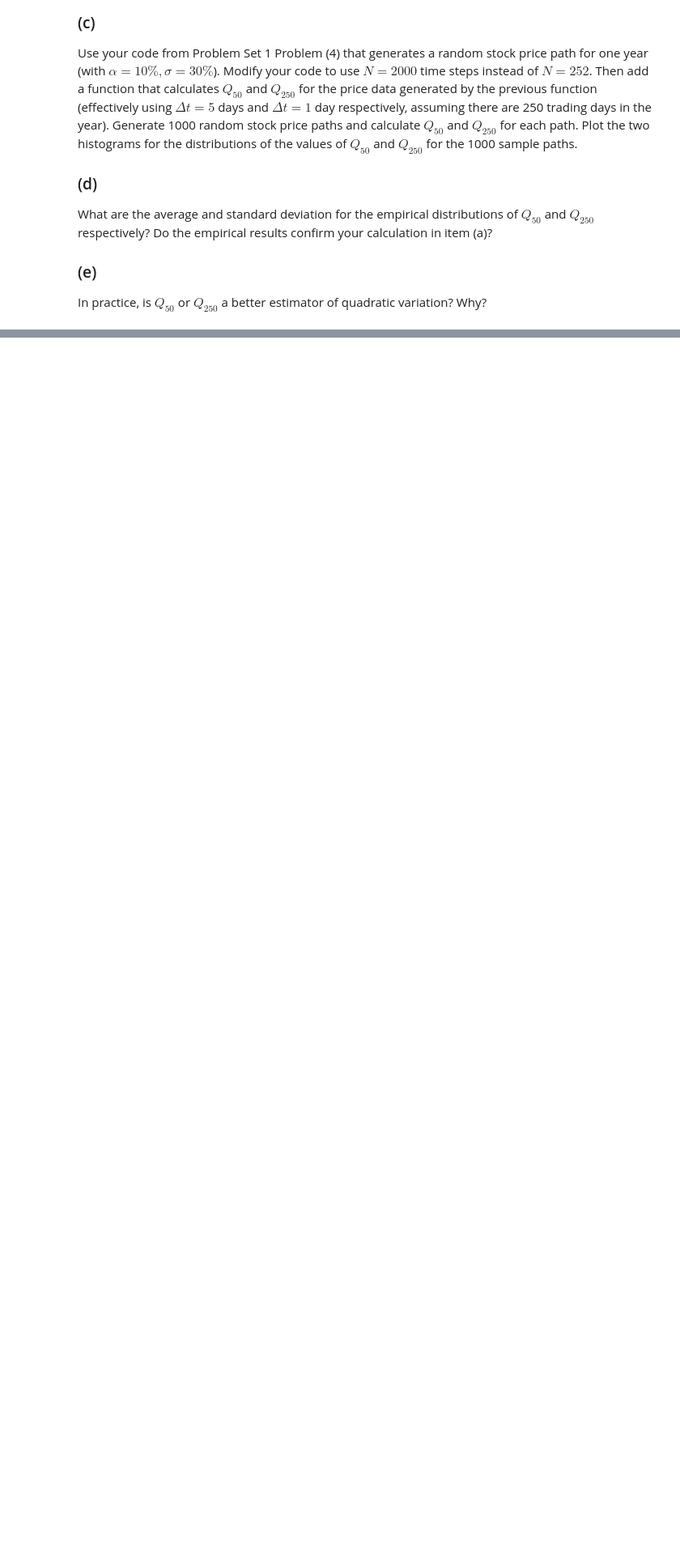
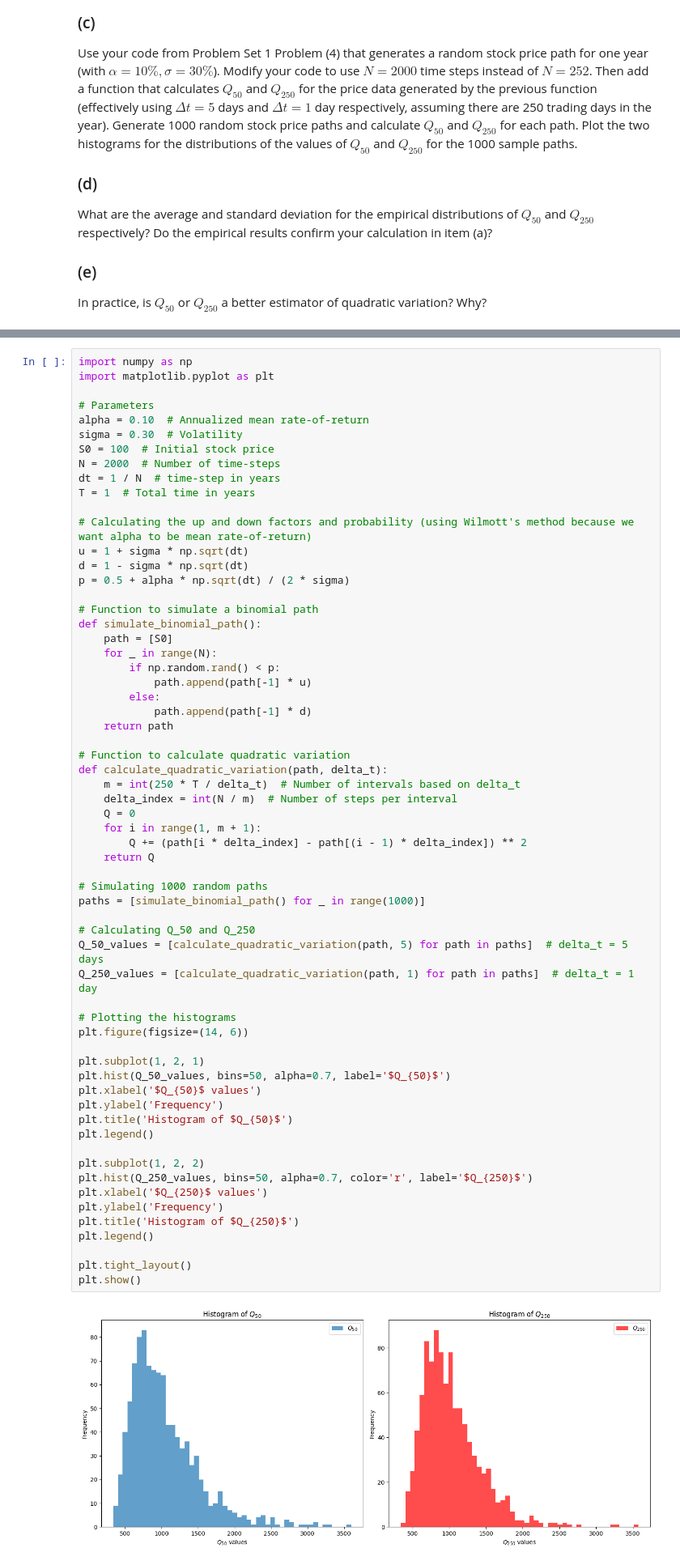
Before and after one commit to alexcraig043/math-86, a Jupyter notebook: homeworks/hw2/hw2.ipynb, the cells around one changed output, grey strips where cells are left out. Shown at 81% size. Drawn from its saved outputs; the diff is of its cells as text; blank space fills up the shorter version.

```diff
--- a/homeworks/hw2/hw2.ipynb
+++ b/homeworks/hw2/hw2.ipynb
@@ -639,0 +646,64 @@ $$
+# %%
+import numpy as np
+import matplotlib.pyplot as plt
+
+# Parameters
+alpha = 0.10  # Annualized mean rate-of-return
+sigma = 0.30  # Volatility
+S0 = 100  # Initial stock price
+N = 2000  # Number of time-steps
+dt = 1 / N  # time-step in years
+T = 1  # Total time in years
+
+# Calculating the up and down factors and probability (using Wilmott's method because we want alpha to be mean rate-of-return)
+u = 1 + sigma * np.sqrt(dt)
+d = 1 - sigma * np.sqrt(dt)
+p = 0.5 + alpha * np.sqrt(dt) / (2 * sigma)
+
+# Function to simulate a binomial path
+def simulate_binomial_path():
+    path = [S0]
+    for _ in range(N):
+        if np.random.rand() < p:
+            path.append(path[-1] * u)
+        else:
+            path.append(path[-1] * d)
+    return path
+
+# Function to calculate quadratic variation
+def calculate_quadratic_variation(path, delta_t):
+    m = int(250 * T / delta_t)  # Number of intervals based on delta_t
+    delta_index = int(N / m)  # Number of steps per interval
+    Q = 0
+    for i in range(1, m + 1):
+        Q += (path[i * delta_index] - path[(i - 1) * delta_index]) ** 2
+    return Q
+
+# Simulating 1000 random paths
+paths = [simulate_binomial_path() for _ in range(1000)]
+
+# Calculating Q_50 and Q_250
+Q_50_values = [calculate_quadratic_variation(path, 5) for path in paths]  # delta_t = 5 days
+Q_250_values = [calculate_quadratic_variation(path, 1) for path in paths]  # delta_t = 1 day
+
+# Plotting the histograms
+plt.figure(figsize=(14, 6))
+
+plt.subplot(1, 2, 1)
+plt.hist(Q_50_values, bins=50, alpha=0.7, label='$Q_{50}$')
+plt.xlabel('$Q_{50}$ values')
+plt.ylabel('Frequency')
+plt.title('Histogram of $Q_{50}$')
+plt.legend()
+
+plt.subplot(1, 2, 2)
+plt.hist(Q_250_values, bins=50, alpha=0.7, color='r', label='$Q_{250}$')
+plt.xlabel('$Q_{250}$ values')
+plt.ylabel('Frequency')
+plt.title('Histogram of $Q_{250}$')
+plt.legend()
+
+plt.tight_layout()
+plt.show()
+# %% [output]
+[figure, added]
```
Also changed, not shown: parts of 7 cells of this notebook.
